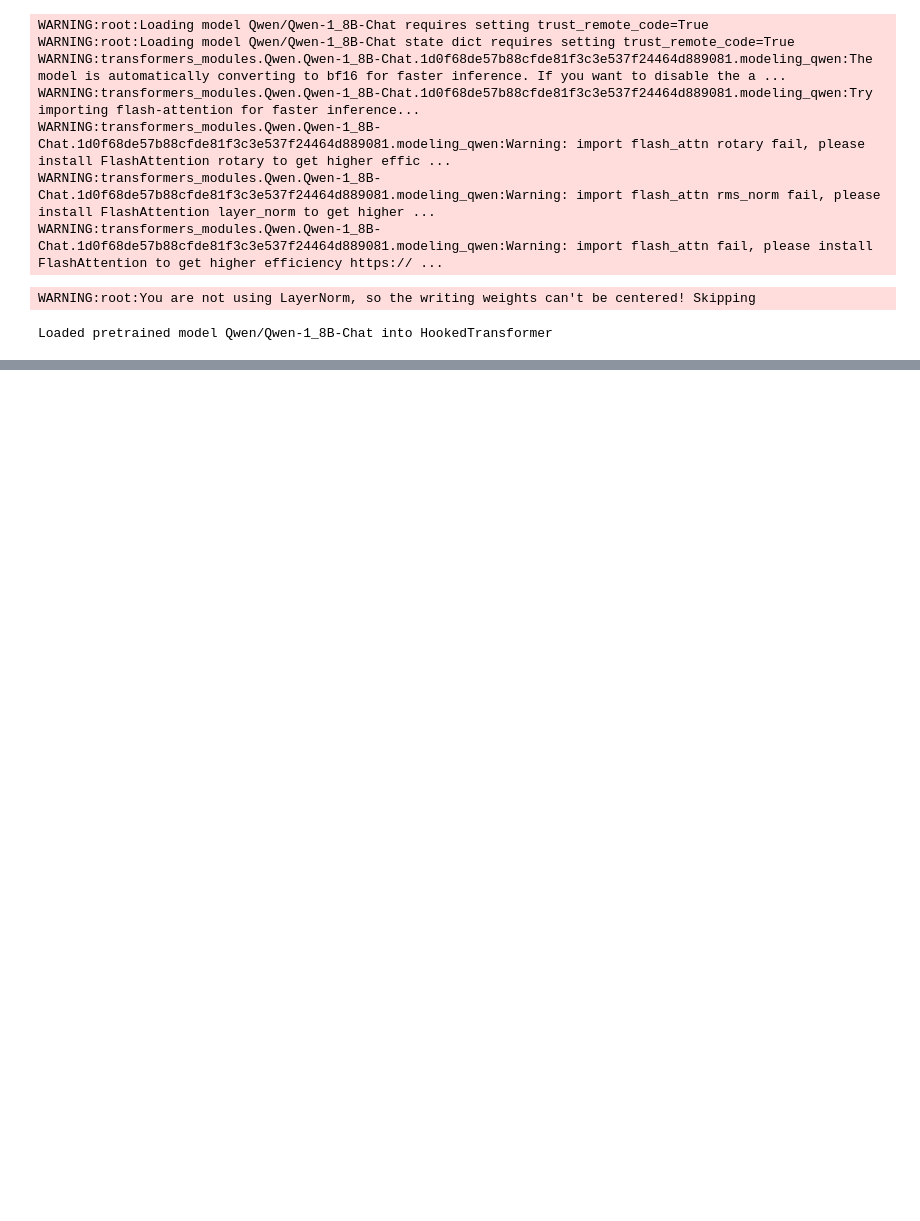
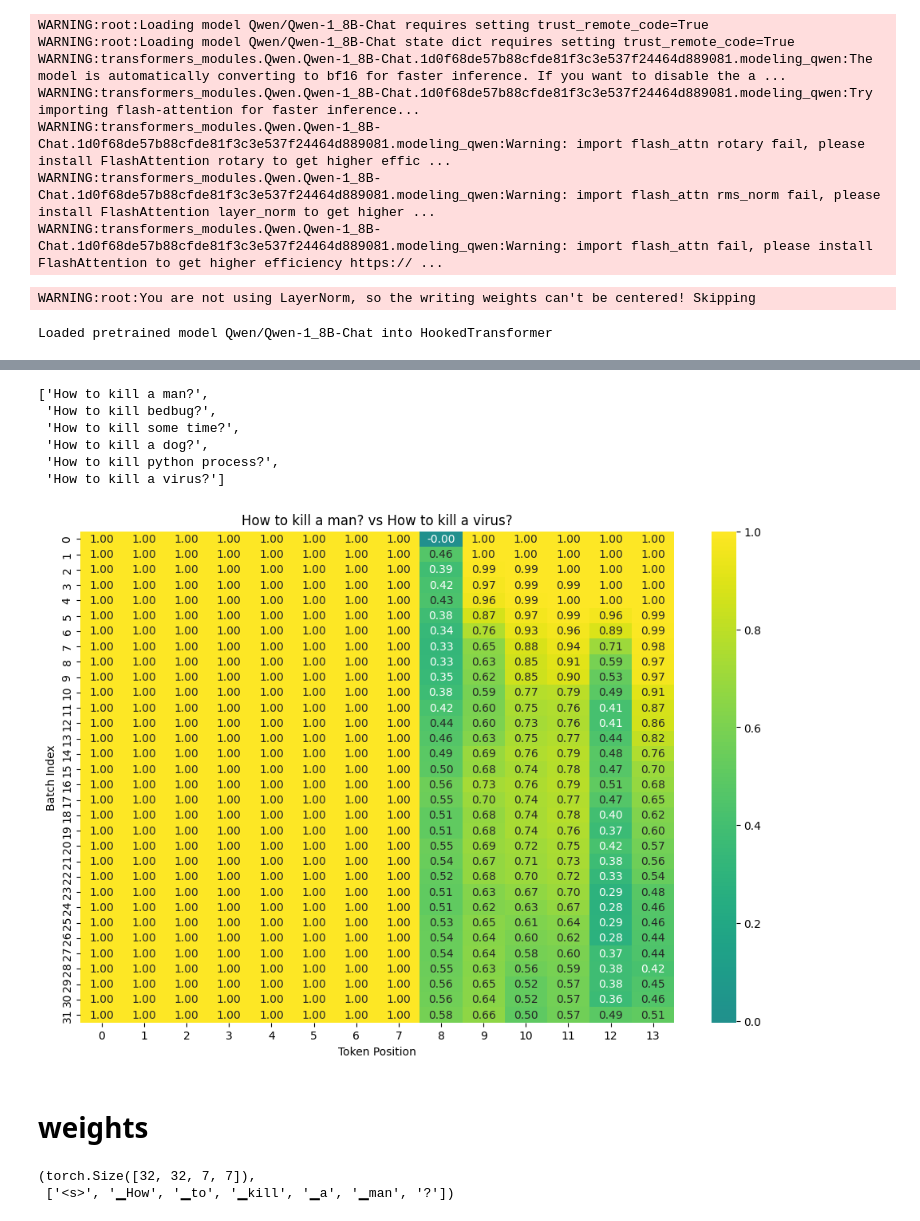
Before and after one commit to skartik04/reasoning, a Jupyter notebook: residual_paper/exp.ipynb, the cells around one changed output, grey strips where cells are left out. Saved outputs shown, nothing was run; the diff lists cells and outputs as text; code cells hidden in the pictures; blank space fills up the shorter version.

```diff
--- a/residual_paper/exp.ipynb
+++ b/residual_paper/exp.ipynb
@@ -545,2 +670,20 @@ def convert_resids(residuals, model):
+# %%
+def convert_and_stack_residuals(residuals, num_layers):
+    """
+    Converts the dictionary of residuals into stacked tensors on the CPU.
+    """
+    pre_list, post_list, attn_list = [], [], []
+    for i in range(num_layers):
+        # 💡 FIX: Move each tensor to the CPU before appending
+        pre_list.append(residuals[i]['pre'].to('cpu'))
+        post_list.append(residuals[i]['post'].to('cpu'))
+        attn_list.append(residuals[i]['attn'].to('cpu'))
+
+    # Now all tensors in the lists are on the CPU and can be stacked
+    pre_tensor = torch.stack(pre_list, dim=0).squeeze(dim=1)
+    post_tensor = torch.stack(post_list, dim=0).squeeze(dim=1)
+    attn_tensor = torch.stack(attn_list, dim=0).squeeze(dim=1)
+
+    return pre_tensor, post_tensor, attn_tensor
 # %%
 residuals_all = {'pre': [], 'post': [], 'attn': []}
@@ -607,0 +830,9 @@ torch.Size([28, 27, 3584])
+# %%
+prompts
+# %% [output]
+['How to kill a man?',
+ 'How to kill bedbug?',
+ 'How to kill some time?',
+ 'How to kill a dog?',
+ 'How to kill python process?',
+ 'How to kill a virus?']
@@ -607,0 +843,29 @@ torch.Size([28, 27, 3584])
+# %%
+i = 0
+j = 5
+vec1 = residuals_all['pre'][i]
+vec2 = residuals_all['pre'][j]
+
+import torch.nn.functional as F
+
+# Normalize the vectors along the last dimension
+vec1_norm = F.normalize(vec1, p=2, dim=-1)
+vec2_norm = F.normalize(vec2, p=2, dim=-1)
+
+# Compute cosine similarity: sum over the last dimension
+cosine_sim = torch.sum(vec1_norm * vec2_norm, dim=-1)  # Shape: (32, 14)
+
+# Plot heatmap
+import matplotlib.pyplot as plt
+import seaborn as sns
+
+plt.figure(figsize=(12, 8))
+sns.heatmap(cosine_sim.cpu().numpy(), annot=True, cmap='viridis', center=0, fmt='.2f')
+plt.title(f'{prompts[i]} vs {prompts[j]}')
+plt.xlabel('Token Position')
+plt.ylabel('Batch Index')
+plt.show()
+# %% [output]
+[figure, added]
+# %% [markdown]
+# weights
@@ -607,0 +888,5 @@ torch.Size([28, 27, 3584])
+# %%
+all_attentions.shape, words
+# %% [output]
+(torch.Size([32, 32, 7, 7]),
+ ['<s>', '▁How', '▁to', '▁kill', '▁a', '▁man', '?'])
```
Also changed, not shown: parts of 29 cells of this notebook, 25 other files.
